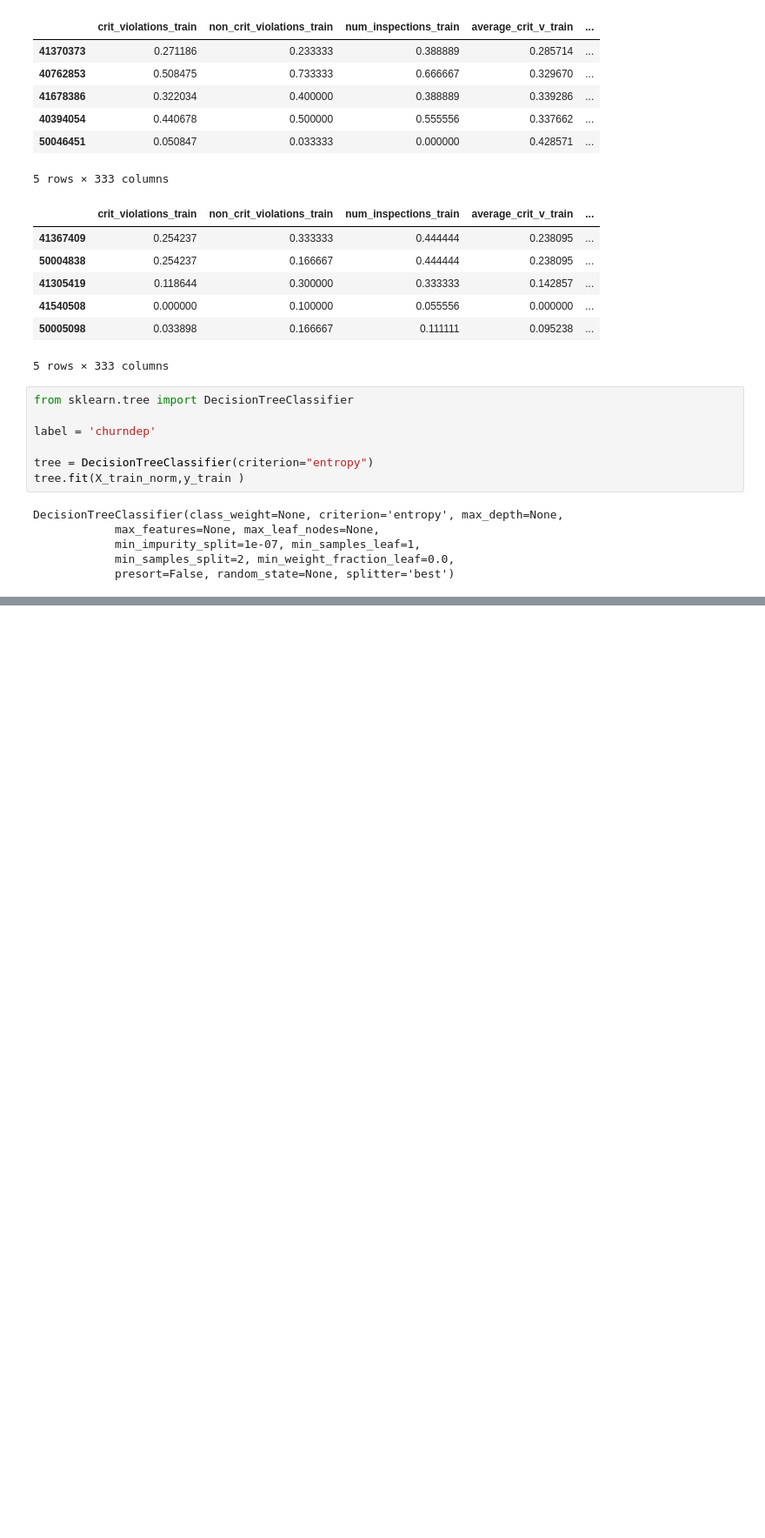
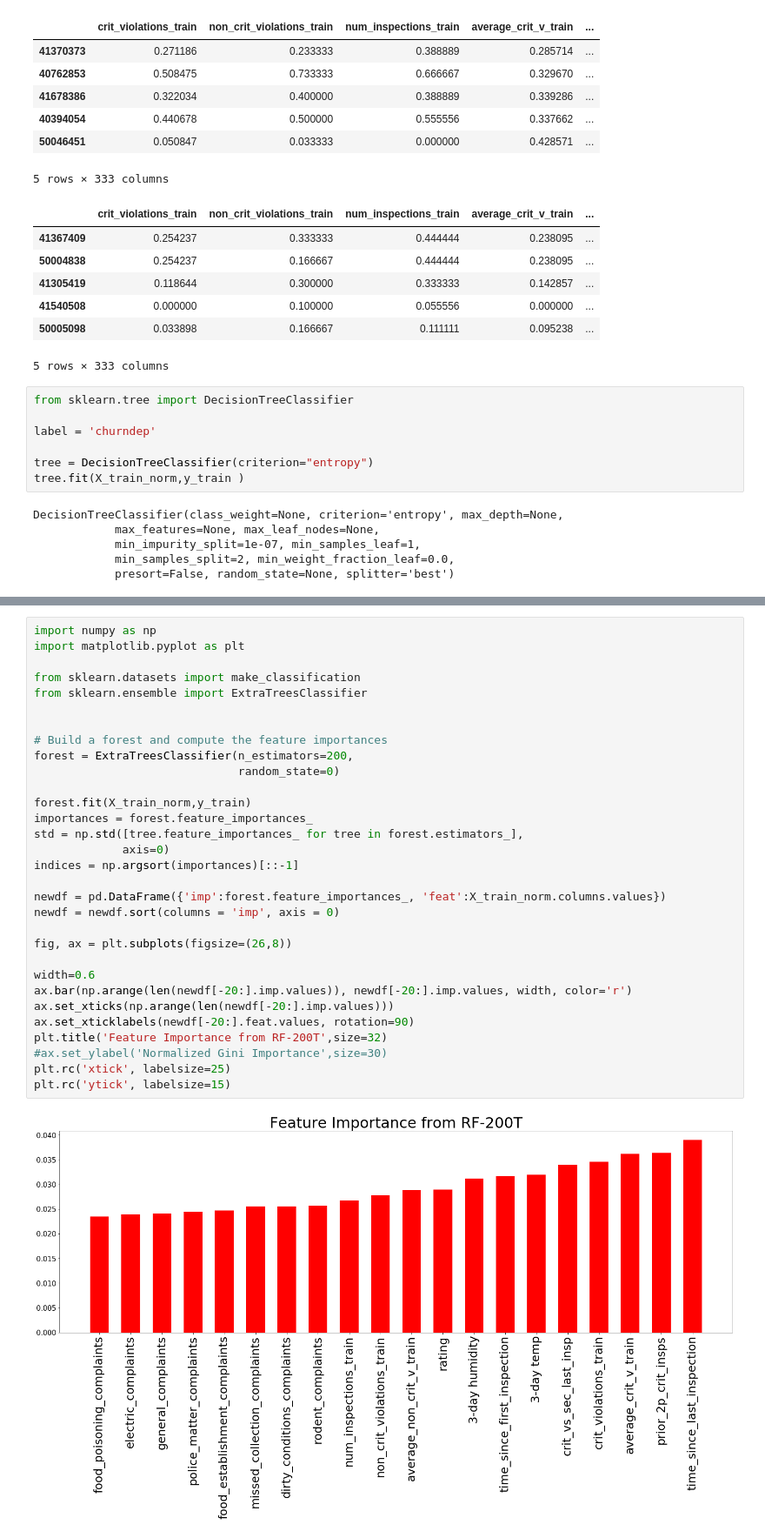
Before and after one commit to jchelmers/urban-data-project, a Jupyter notebook: Feature Importance/Consolidate_New_Features_Jon.ipynb, the cells around one changed output, grey strips where cells are left out. Shown at 87% size. Drawn from its saved outputs; the diff is of its cells as text; blank space fills up the shorter version.

```diff
--- a/Feature Importance/Consolidate_New_Features_Jon.ipynb
+++ b/Feature Importance/Consolidate_New_Features_Jon.ipynb
@@ -208,0 +208,33 @@ ax.set_ylabel('Normalized Gini Importance')
+# %%
+import numpy as np
+import matplotlib.pyplot as plt
+
+from sklearn.datasets import make_classification
+from sklearn.ensemble import ExtraTreesClassifier
+
+
+# Build a forest and compute the feature importances
+forest = ExtraTreesClassifier(n_estimators=200,
+                              random_state=0)
+
+forest.fit(X_train_norm,y_train)
+importances = forest.feature_importances_
+std = np.std([tree.feature_importances_ for tree in forest.estimators_],
+             axis=0)
+indices = np.argsort(importances)[::-1]
+
+newdf = pd.DataFrame({'imp':forest.feature_importances_, 'feat':X_train_norm.columns.values})
+newdf = newdf.sort(columns = 'imp', axis = 0)
+
+fig, ax = plt.subplots(figsize=(26,8))
+
+width=0.6
+ax.bar(np.arange(len(newdf[-20:].imp.values)), newdf[-20:].imp.values, width, color='r')
+ax.set_xticks(np.arange(len(newdf[-20:].imp.values)))
+ax.set_xticklabels(newdf[-20:].feat.values, rotation=90)
+plt.title('Feature Importance from RF-200T',size=32)
+#ax.set_ylabel('Normalized Gini Importance',size=30)
+plt.rc('xtick', labelsize=25)
+plt.rc('ytick', labelsize=15)
+# %% [output]
+[figure, added]
```
Also changed, not shown: parts of 3 cells of this notebook.
